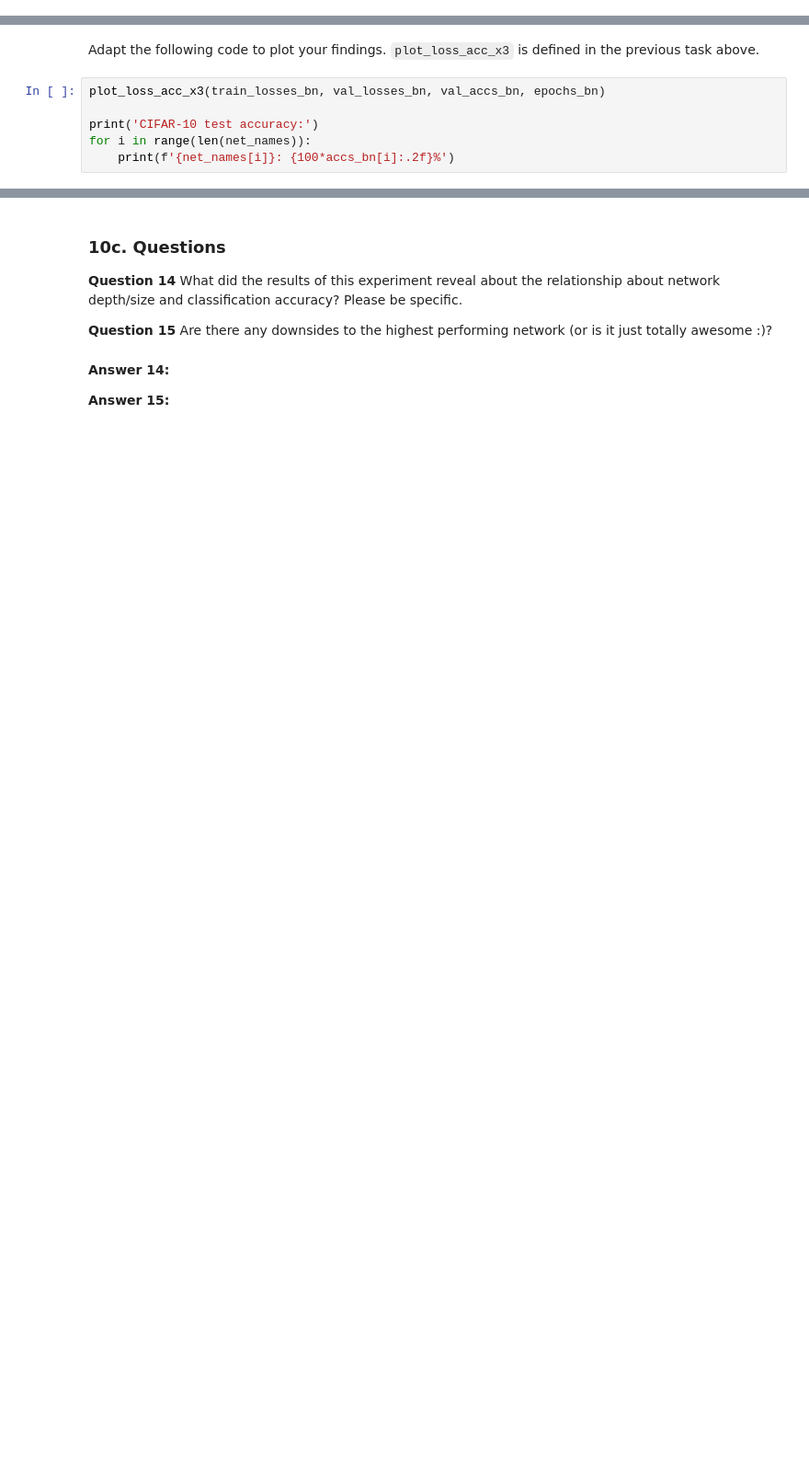
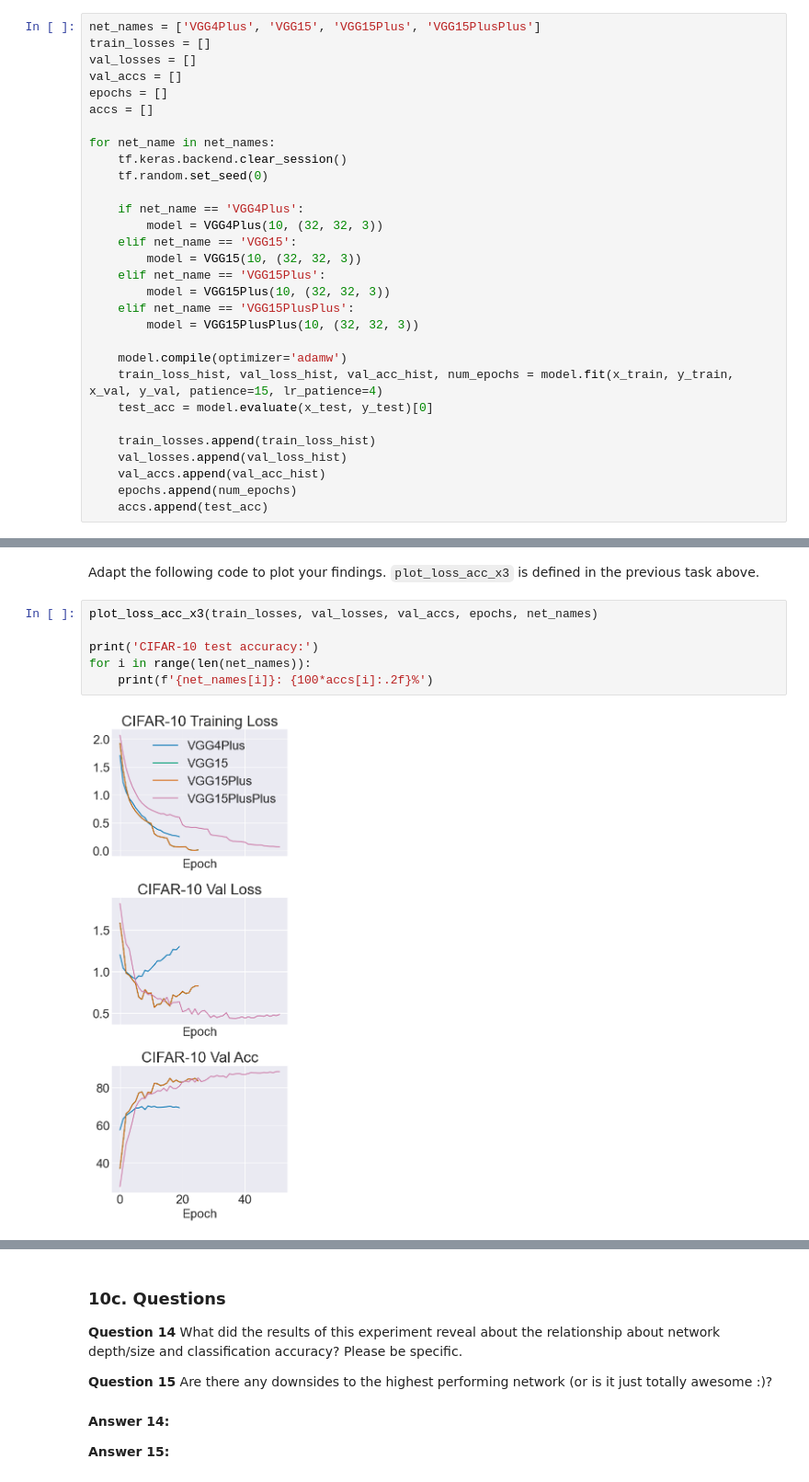
Before and after one commit to treytuscai/DeepNeuralLib, a Jupyter notebook: vgg15.ipynb, the cells around one changed output, grey strips where cells are left out. Shown: that part at 92% size. Drawn from its saved outputs; the diff is of its cells as text; blank space fills up the shorter version.

```diff
--- a/vgg15.ipynb
+++ b/vgg15.ipynb
@@ -883,3 +901,33 @@ After training each net, store/record:
 - Use `tf.keras.backend.clear_session()` before creating each of the network to help prevent the memory used from growing.
 
 Training these networks should take a few hours. Your VGG15PlusPlus network should achieve the best results and shatter your previous CIFAR-10 val/test accuracy record by a substantial margin.
+# %%
+net_names = ['VGG4Plus', 'VGG15', 'VGG15Plus', 'VGG15PlusPlus']
+train_losses = []
+val_losses = []
+val_accs = []
+epochs = []
+accs = []
+
+for net_name in net_names:
+    tf.keras.backend.clear_session()
+    tf.random.set_seed(0)
+
+    if net_name == 'VGG4Plus':
+        model = VGG4Plus(10, (32, 32, 3))
+    elif net_name == 'VGG15':
+        model = VGG15(10, (32, 32, 3))
+    elif net_name == 'VGG15Plus':
+        model = VGG15Plus(10, (32, 32, 3))
+    elif net_name == 'VGG15PlusPlus':
+        model = VGG15PlusPlus(10, (32, 32, 3))
+
+    model.compile(optimizer='adamw')
+    train_loss_hist, val_loss_hist, val_acc_hist, num_epochs = model.fit(x_train, y_train, x_val, y_val, patience=15, lr_patience=4)
+    test_acc = model.evaluate(x_test, y_test)[0]
+
+    train_losses.append(train_loss_hist)
+    val_losses.append(val_loss_hist)
+    val_accs.append(val_acc_hist)
+    epochs.append(num_epochs)
+    accs.append(test_acc)
@@ -886,8 +952,10 @@ Training these networks should take a few hours. Your VGG15PlusPlus network shou
 # %% [markdown]
 Adapt the following code to plot your findings. `plot_loss_acc_x3` is defined in the previous task above.
 # %%
-plot_loss_acc_x3(train_losses_bn, val_losses_bn, val_accs_bn, epochs_bn)
+plot_loss_acc_x3(train_losses, val_losses, val_accs, epochs, net_names)
 
 print('CIFAR-10 test accuracy:')
 for i in range(len(net_names)):
-    print(f'{net_names[i]}: {100*accs_bn[i]:.2f}%')
+    print(f'{net_names[i]}: {100*accs[i]:.2f}%')
+# %% [output]
+[figure, added]
```
Also changed, not shown: parts of 3 cells of this notebook, 2 other files.
